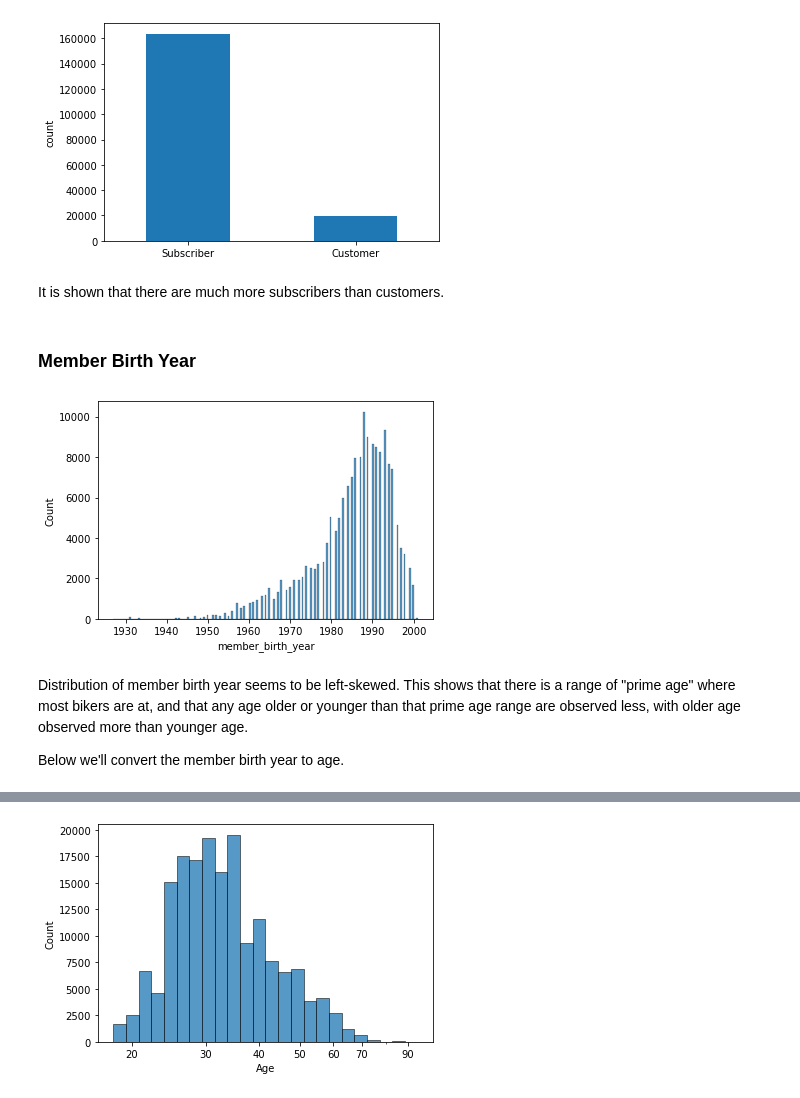
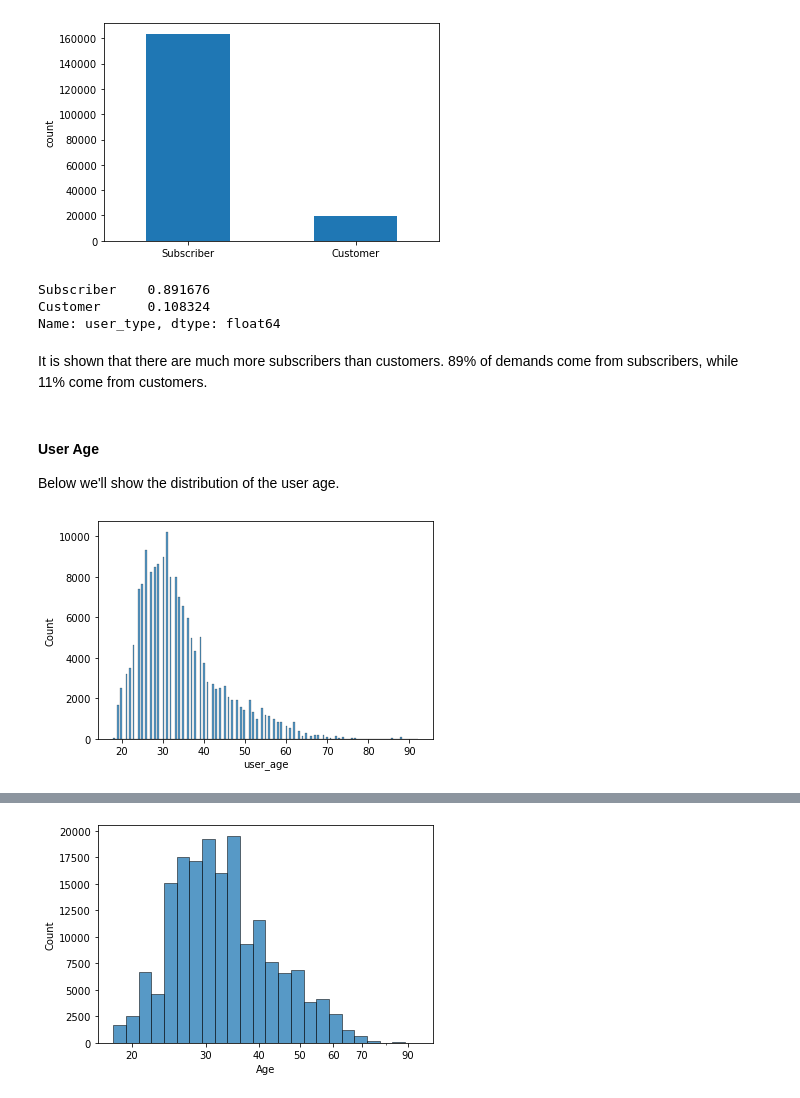
Before and after one commit to fletchersarip93/ford-gobike-data-analysis, a Jupyter notebook: exploration_ford_gobike.ipynb, the cells around one changed output, grey strips where cells are left out. Saved outputs shown, nothing was run; the diff lists cells and outputs as text; code cells hidden in the pictures.

```diff
--- a/exploration_ford_gobike.ipynb
+++ b/exploration_ford_gobike.ipynb
@@ -339,0 +301,4 @@ Distribution shows that the duration is normally distributed on log scale, with
+# %%
+user_age_bins = [0, 25, 30, 40, 50, 60, 70, 80, 100]
+user_age_labels = ['< 25', '25-30', '30s', '40s', '50s', '60s', '70s','>= 80']
+df['user_age_category'] = pd.cut(df.user_age, bins=user_age_bins, ordered=True, labels=user_age_labels)
@@ -339,0 +321,12 @@ Distribution shows that the duration is normally distributed on log scale, with
+# %%
+latitude_bins = [37.3, 37.37, 37.6, 37.9]
+df['start_station_latitude_category'] = pd.cut(df.start_station_latitude, bins=latitude_bins, include_lowest=True,
+                                              labels=['South','Middle', 'North'])
+df['end_station_latitude_category'] = pd.cut(df.end_station_latitude, bins=latitude_bins, include_lowest=True,
+                                              labels=['South','Middle', 'North'])
+# %%
+longitude_bins = [-122.5, -122.35, -122.1, -121.8]
+df['start_station_longitude_category'] = pd.cut(df.start_station_longitude, bins=longitude_bins, include_lowest=True,
+                                              labels=['West', 'Middle', 'East'])
+df['end_station_longitude_category'] = pd.cut(df.end_station_longitude, bins=longitude_bins, include_lowest=True,
+                                              labels=['West', 'Middle', 'East'])
@@ -339,0 +335,7 @@ Distribution shows that the duration is normally distributed on log scale, with
+# %%
+df['start_station_region'] = (df.start_station_latitude_category.astype(str) + df.start_station_longitude_category.astype(str)).astype('category')
+df['end_station_region'] = (df.end_station_latitude_category.astype(str) + df.end_station_longitude_category.astype(str)).astype('category')
+
+# reorder the categories to be more intuitive
+df.start_station_region.cat.reorder_categories(['NorthWest', 'NorthMiddle', 'MiddleEast', 'SouthEast'], inplace=True)
+df.end_station_region.cat.reorder_categories(['NorthWest', 'NorthMiddle', 'MiddleEast', 'SouthEast'], inplace=True)
@@ -343,15 +427,18 @@ plt.xticks(rotation=0);
 plt.ylabel('count');
 # %% [output]
 [figure]
+# %%
+df.user_type.value_counts() / df.shape[0]
+# %% [output]
+Subscriber    0.891676
+Customer      0.108324
+Name: user_type, dtype: float64
 # %% [markdown]
-It is shown that there are much more subscribers than customers.
+It is shown that there are much more subscribers than customers. 89% of demands come from subscribers, while 11% come from customers.
-# %% [markdown]
-### Member Birth Year
+# %% [markdown]
+#### User Age
+Below we'll show the distribution of the user age.
 # %%
-sb.histplot(df.member_birth_year);
+sb.histplot(df.user_age);
 # %% [output]
-[figure, old version]
+[figure, new version]
-# %% [markdown]
-Distribution of member birth year seems to be left-skewed. This shows that there is a range of "prime age" where most bikers are at, and that any age older or younger than that prime age range are observed less, with older age observed more than younger age.
-
-Below we'll convert the member birth year to age.
```
Also changed, not shown: parts of 235 cells of this notebook.
